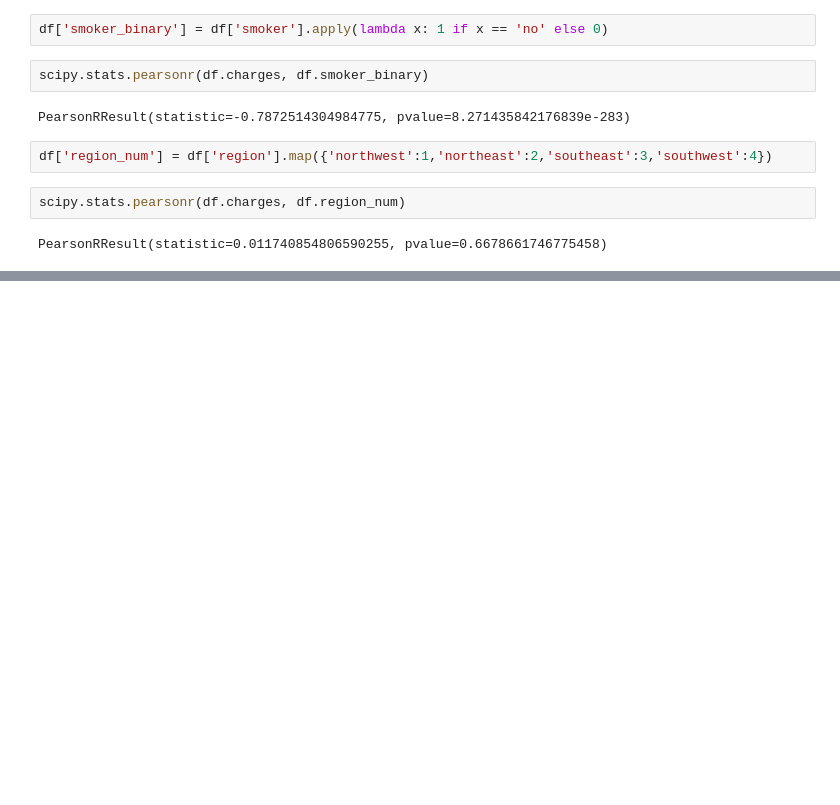
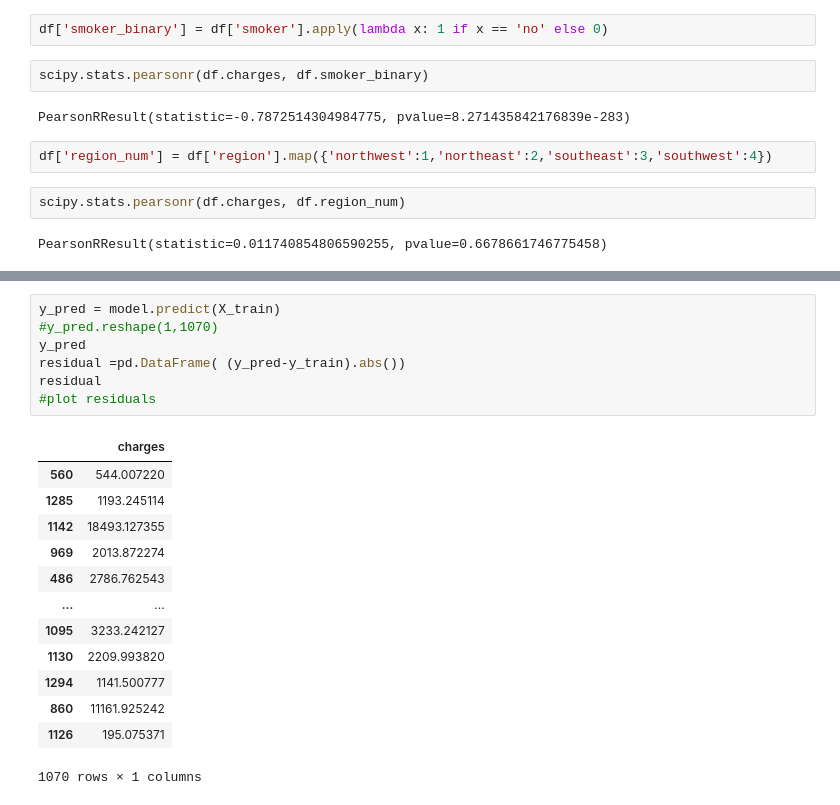
Before and after one commit to haelbrek/Projet_Assurance, a Jupyter notebook: adeline.ipynb, the cells around one changed output, grey strips where cells are left out. Saved outputs shown, nothing was run; the diff lists cells and outputs as text; blank space fills up the shorter version.

```diff
--- a/adeline.ipynb
+++ b/adeline.ipynb
@@ -360,0 +427,21 @@ ValueError: could not convert string to float: 'female'
+# %%
+y_pred = model.predict(X_train)
+#y_pred.reshape(1,1070)
+y_pred
+residual =pd.DataFrame( (y_pred-y_train).abs())
+residual
+#plot residuals
+# %% [output]
+|  | charges |
+| 560 | 544.007220 |
+| 1285 | 1193.245114 |
+| 1142 | 18493.127355 |
+| 969 | 2013.872274 |
+| 486 | 2786.762543 |
+| ... | ... |
+| 1095 | 3233.242127 |
+| 1130 | 2209.993820 |
+| 1294 | 1141.500777 |
+| 860 | 11161.925242 |
+| 1126 | 195.075371 |
+1070 rows × 1 columns
```
Also changed, not shown: parts of 30 cells of this notebook, 2 other files.
